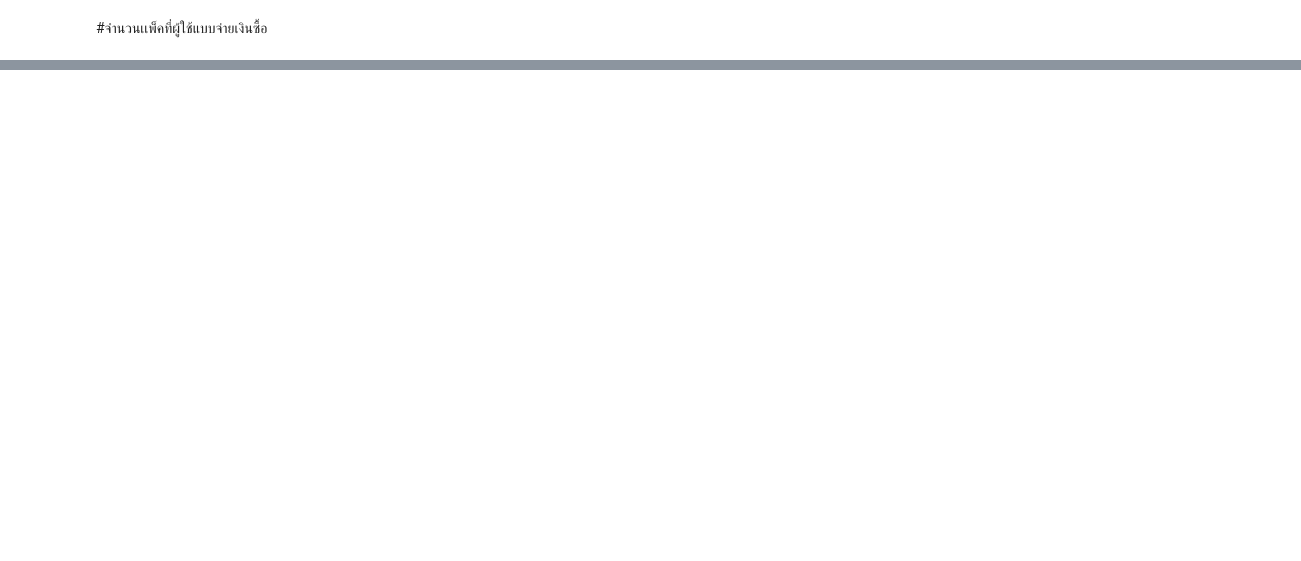
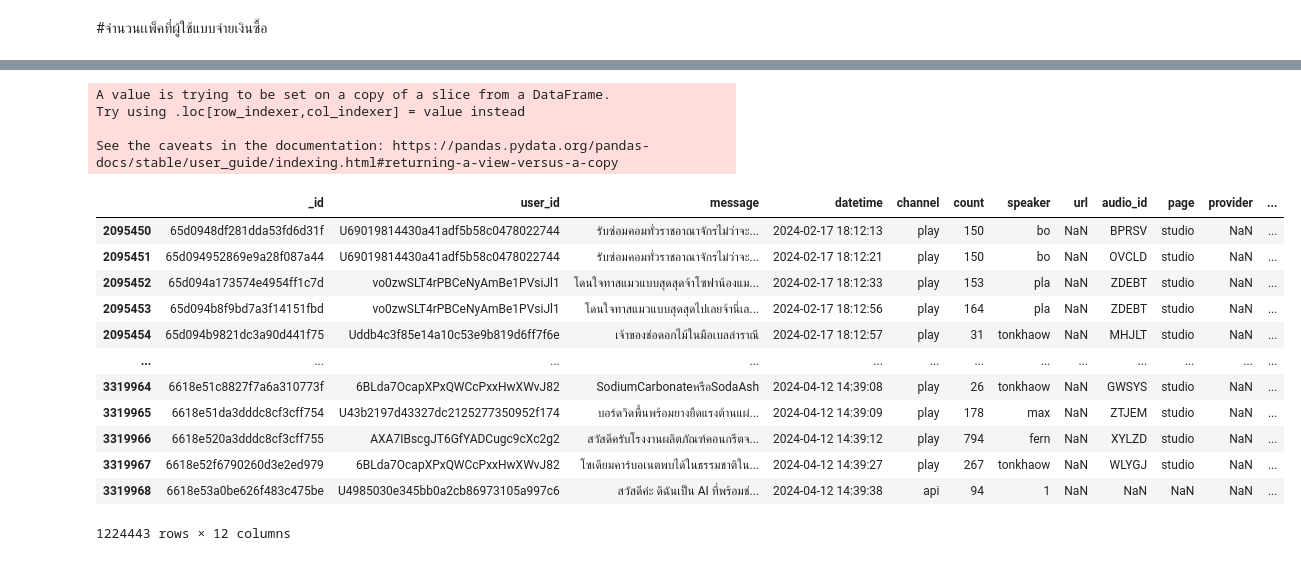
Before and after one commit to Passakorn-V/DS_Sprint_Botnoi, a Jupyter notebook: Sprint1_1_2_2024.ipynb, the cells around one changed output, grey strips where cells are left out. Cells and saved outputs as stored; diff of their text form; code cells hidden in the pictures; blank space fills up the shorter version.

```diff
--- a/Sprint1_1_2_2024.ipynb
+++ b/Sprint1_1_2_2024.ipynb
@@ -934,0 +1066,21 @@ Name: message, dtype: object
+# %%
+df_msg2['time_range'] = df_msg2['datetime'].apply(categorize_data)
+df_msg2
+# %% [output]
+A value is trying to be set on a copy of a slice from a DataFrame.
+Try using .loc[row_indexer,col_indexer] = value instead
+
+See the caveats in the documentation: https://pandas.pydata.org/pandas-docs/stable/user_guide/indexing.html#returning-a-view-versus-a-copy
+|  | _id | user_id | message | datetime | channel | count | speaker | url | audio_id | page | provider | ... |
+| 2095450 | 65d0948df281dda53fd6d31f | U69019814430a41adf5b58c0478022744 | รับซ่อมคอมทั่วราชอาณาจักรไม่ว่าจะ... | 2024-02-17 18:12:13 | play | 150 | bo | NaN | BPRSV | studio | NaN | ... |
+| 2095451 | 65d094952869e9a28f087a44 | U69019814430a41adf5b58c0478022744 | รับซ่อมคอมทั่วราชอาณาจักรไม่ว่าจะ... | 2024-02-17 18:12:21 | play | 150 | bo | NaN | OVCLD | studio | NaN | ... |
+| 2095452 | 65d094a173574e4954ff1c7d | vo0zwSLT4rPBCeNyAmBe1PVsiJl1 | โดนใจทาสแมวแบบสุดสุดจ้าโซฟาน้องแม... | 2024-02-17 18:12:33 | play | 153 | pla | NaN | ZDEBT | studio | NaN | ... |
+| 2095453 | 65d094b8f9bd7a3f14151fbd | vo0zwSLT4rPBCeNyAmBe1PVsiJl1 | โดนใจทาสแมวแบบสุดสุดไปเลยจ้านี่เล... | 2024-02-17 18:12:56 | play | 164 | pla | NaN | ZDEBT | studio | NaN | ... |
+| 2095454 | 65d094b9821dc3a90d441f75 | Uddb4c3f85e14a10c53e9b819d6ff7f6e | เจ้าของช่อดอกไม้ในมือเบลล่าราณี | 2024-02-17 18:12:57 | play | 31 | tonkhaow | NaN | MHJLT | studio | NaN | ... |
+| ... | ... | ... | ... | ... | ... | ... | ... | ... | ... | ... | ... | ... |
+| 3319964 | 6618e51c8827f7a6a310773f | 6BLda7OcapXPxQWCcPxxHwXWvJ82 | SodiumCarbonateหรือSodaAsh | 2024-04-12 14:39:08 | play | 26 | tonkhaow | NaN | GWSYS | studio | NaN | ... |
+| 3319965 | 6618e51da3dddc8cf3cff754 | U43b2197d43327dc2125277350952f174 | บอร์ดวิดพื้นพร้อมยางยืดแรงต้านแผ่... | 2024-04-12 14:39:09 | play | 178 | max | NaN | ZTJEM | studio | NaN | ... |
+| 3319966 | 6618e520a3dddc8cf3cff755 | AXA7IBscgJT6GfYADCugc9cXc2g2 | สวัสดีครับโรงงานผลิตภัณฑ์คอนกรีตจ... | 2024-04-12 14:39:12 | play | 794 | fern | NaN | XYLZD | studio | NaN | ... |
+| 3319967 | 6618e52f6790260d3e2ed979 | 6BLda7OcapXPxQWCcPxxHwXWvJ82 | โซเดียมคาร์บอเนตพบได้ในธรรมชาติใน... | 2024-04-12 14:39:27 | play | 267 | tonkhaow | NaN | WLYGJ | studio | NaN | ... |
+| 3319968 | 6618e53a0be626f483c475be | U4985030e345bb0a2cb86973105a997c6 | สวัสดีค่ะ ดิฉันเป็น AI ที่พร้อมช่... | 2024-04-12 14:39:38 | api | 94 | 1 | NaN | NaN | NaN | NaN | ... |
+1224443 rows × 12 columns
```
Also changed, not shown: parts of 40 cells of this notebook.
